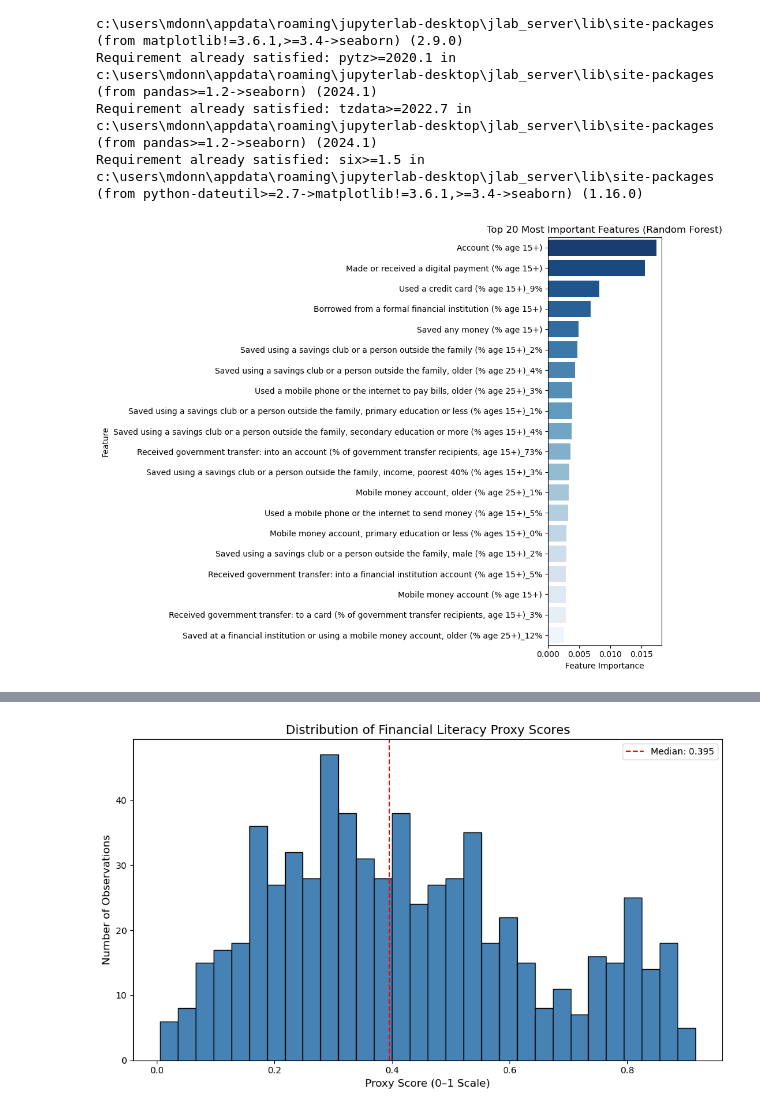
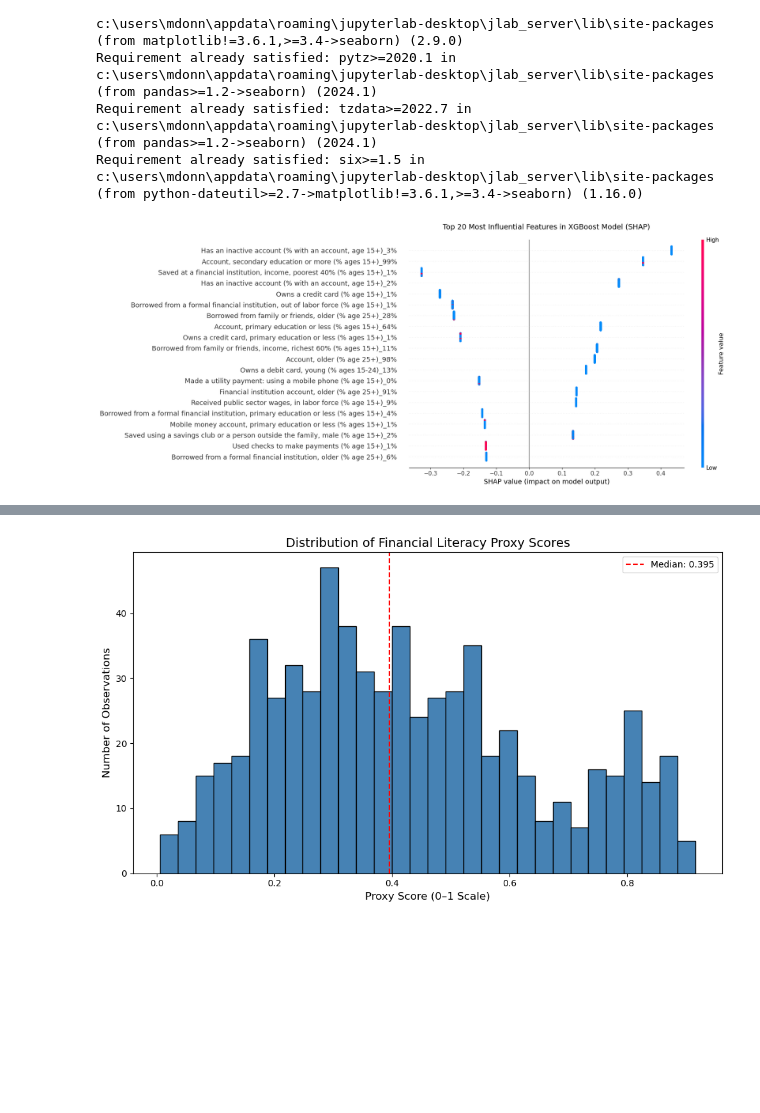
Before and after one commit to Risado8/CIND820FinalProject, a Jupyter notebook: 2025-DonnellyCapstoneFinLiteracyFinal.ipynb, the cells around one changed output, grey strips where cells are left out. Cells and saved outputs as stored; diff of their text form; code cells hidden in the pictures; blank space fills up the shorter version.

```diff
--- a/2025-DonnellyCapstoneFinLiteracyFinal.ipynb
+++ b/2025-DonnellyCapstoneFinLiteracyFinal.ipynb
@@ -132,20 +148,0 @@ Name: count, dtype: int64
-# %%
-## This cell now:
-#-Defines the columns to exclude from modeling,
-#-Creates the input features and the prediction target, and
-#-Prints the shape of the feature matrix.
-
-
-# Columns to drop from model input (metadata + target + proxy components)
-drop_cols = [
-    'Country name', 'Country code', 'Region', 'Income group',
-    'Year', 'Adult population',
-    'financial_literacy_proxy', 'financial_literacy_class'  # targets and proxies
-]
-
-# Define feature matrix and target vector
-X = df_cleaned.drop(columns=drop_cols, errors='ignore')
-y = df_cleaned['financial_literacy_class']
-
-# Check shape of X
-print("Input feature matrix shape:", X.shape)
@@ -492,57 +489,55 @@ Requirement already satisfied: pytz>=2020.1 in c:\users\mdonn\appdata\roaming\ju
 Requirement already satisfied: tzdata>=2022.7 in c:\users\mdonn\appdata\roaming\jupyterlab-desktop\jlab_server\lib\site-packages (from pandas>=1.2->seaborn) (2024.1)
 Requirement already satisfied: six>=1.5 in c:\users\mdonn\appdata\roaming\jupyterlab-desktop\jlab_server\lib\site-packages (from python-dateutil>=2.7->matplotlib!=3.6.1,>=3.4->seaborn) (1.16.0)
 # %%
-##
-#Extracts feature importances from the Random Forest pipeline
-#Sorts the top 20 features
-#Applies a reversed blue palette
-#Suppresses the FutureWarning from Seaborn cleanly
+## Extract Preprocessed Data and Model
+## Run SHAP Explainer on the Fitted XGBoost Model
+## Plot the SHAP summary plot
 
+import shap
+import pandas as pd
+import matplotlib.pyplot as plt
+import numpy as np
 
-import pandas as pd
-import numpy as np
-import seaborn as sns
-import matplotlib.pyplot as plt
-import warnings
+# Transform X_train using the pipeline's preprocessor
+X_train_transformed = xgb_pipeline.named_steps['preprocess'].transform(X_train)
 
-# Get final feature names from pipeline
+# Convert to dense if it's a sparse matrix
+if hasattr(X_train_transformed, "toarray"):
+    X_train_transformed = X_train_transformed.toarray()
+
+# Reuse previously defined numeric and categorical feature lists
 numeric_features = preprocessor.transformers_[0][2]
 categorical_features = preprocessor.transformers_[1][2]
-encoded_cat_features = rf_pipeline.named_steps['preprocess'] \
-    .named_transformers_['cat'] \
+
+# Get encoded categorical feature names from the one-hot encoder
+encoded_cat_features = preprocessor.named_transformers_['cat'] \
     .named_steps['encoder'] \
     .get_feature_names_out(categorical_features)
-all_feature_names = np.concatenate([numeric_features, encoded_cat_features])
 
-# Get feature importances
-importances = rf_pipeline.named_steps['clf'].feature_importances_
+# Combine all feature names
+final_feature_names = np.concatenate([numeric_features, encoded_cat_features])
 
-# Build DataFrame
-rf_importances = pd.DataFrame({
-    'Feature': all_feature_names,
-    'Importance': importances
-})
+# Convert transformed matrix to DataFrame with proper column names
+X_train_df = pd.DataFrame(X_train_transformed, columns=final_feature_names)
 
-# Sort top 20
-top_rf = rf_importances.sort_values(by='Importance', ascending=False).head(20)
+# Create SHAP explainer on the fitted model
+explainer = shap.Explainer(xgb_pipeline.named_steps['clf'])
 
-# Plot with warning suppression
-reversed_blues = sns.color_palette("Blues", n_colors=20)[::-1]
-plt.figure(figsize=(10, 8))
-with warnings.catch_warnings():
-    warnings.simplefilter("ignore", category=FutureWarning)
-    sns.barplot(
-        data=top_rf,
-        y='Feature',
-        x='Importance',
-        palette=reversed_blues
-    )
+# Compute SHAP values
+shap_values = explainer(X_train_df)
 
-plt.title('Top 20 Most Important Features (Random Forest)')
-plt.xlabel('Feature Importance')
-plt.ylabel('Feature')
-plt.tight_layout()
-plt.savefig("randomforest_top20_features.png", dpi=300, bbox_inches='tight')
+# Plot summary
+plt.figure()
+shap.summary_plot(
+    shap_values.values,
+    X_train_df,
+    max_display=20,
+    plot_type='dot',
+    show=False
+)
+plt.title("Top 20 Most Influential Features in XGBoost Model (SHAP)", fontsize=14, pad=20)
+plt.gcf().set_size_inches(12, 8)
+plt.savefig("shap_summary_xgb_with_title.png", dpi=300, bbox_inches='tight')
 plt.show()
 # %% [output]
-[figure, old version]
+[figure, new version]
```
Also changed, not shown: parts of 23 cells of this notebook.
